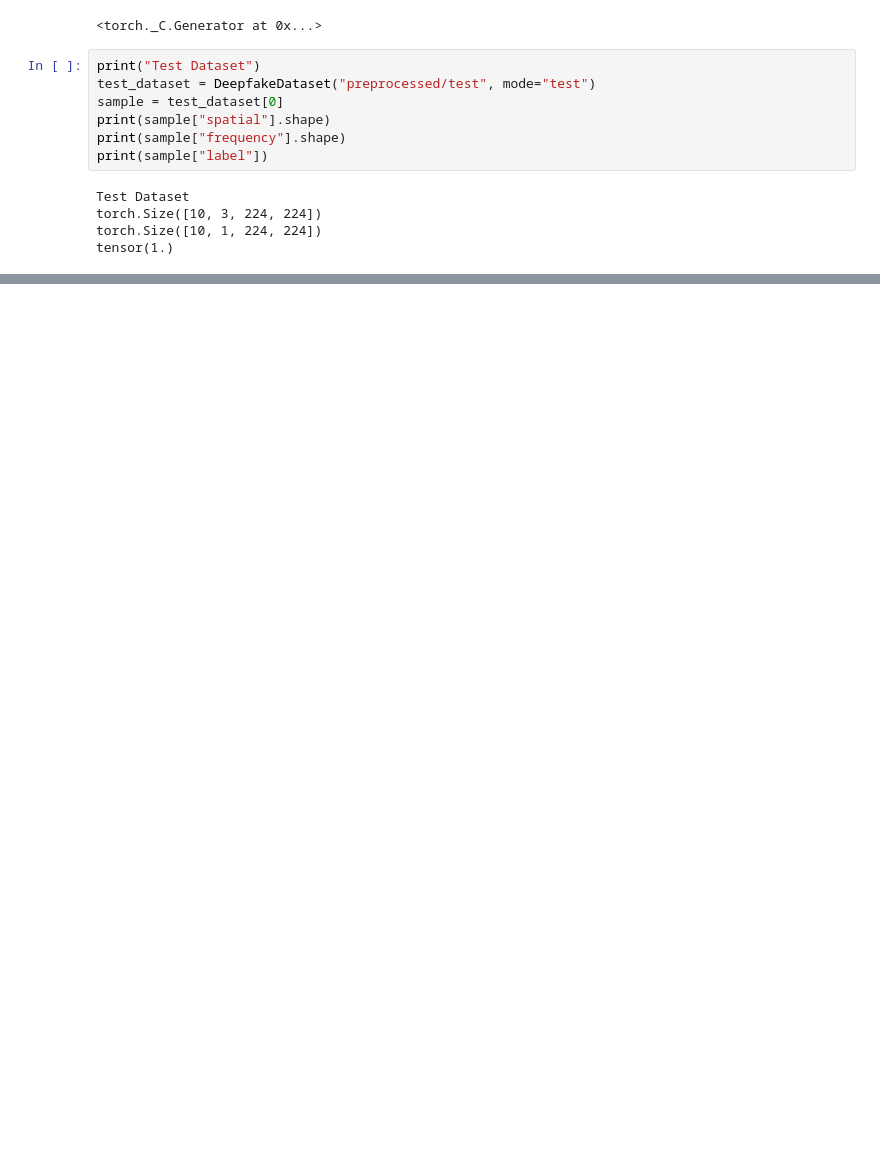
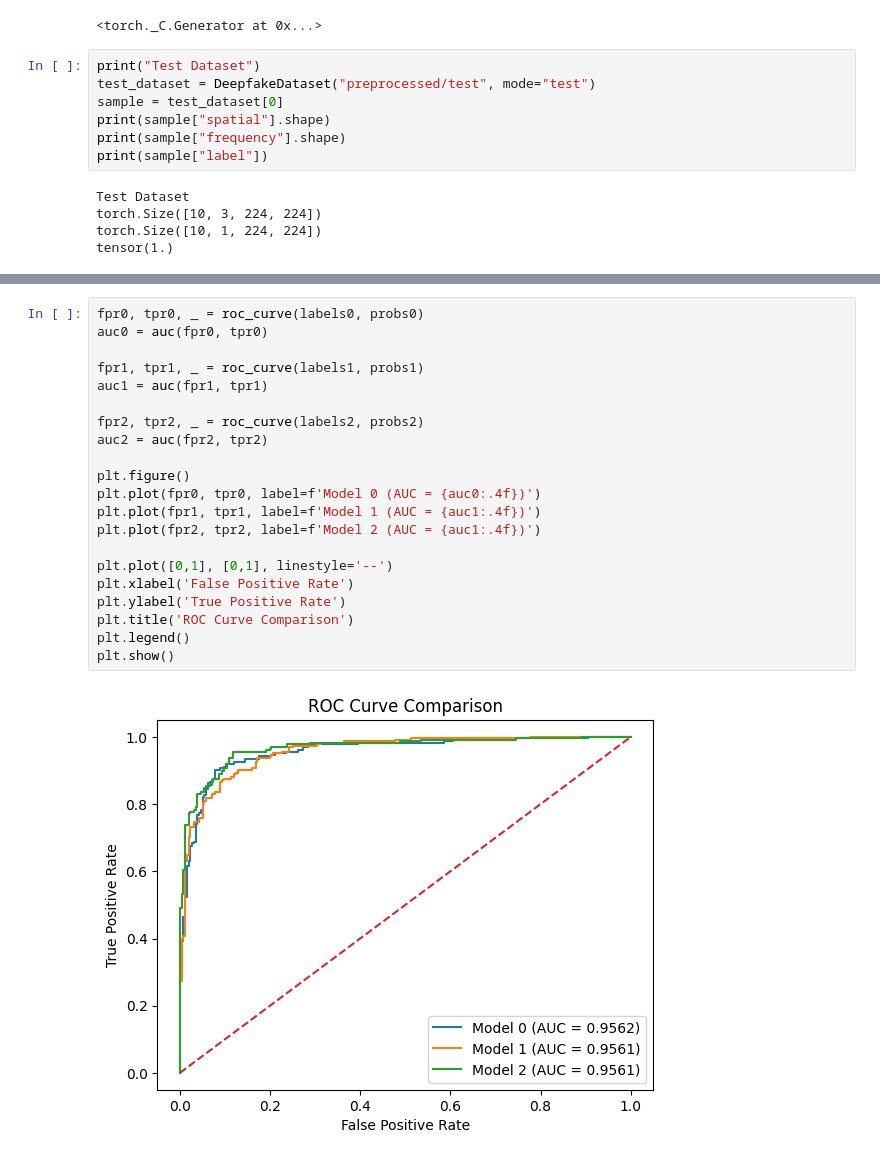
Before and after one commit to Rvp0310/DeepFake_Video_Detection, a Jupyter notebook: Notebook_03.ipynb, the cells around one changed output, grey strips where cells are left out. Saved outputs shown, nothing was run; the diff lists cells and outputs as text; blank space fills up the shorter version.

```diff
--- a/Notebook_03.ipynb
+++ b/Notebook_03.ipynb
@@ -86,0 +158,23 @@ plt.show()
+# %%
+fpr0, tpr0, _ = roc_curve(labels0, probs0)
+auc0 = auc(fpr0, tpr0)
+
+fpr1, tpr1, _ = roc_curve(labels1, probs1)
+auc1 = auc(fpr1, tpr1)
+
+fpr2, tpr2, _ = roc_curve(labels2, probs2)
+auc2 = auc(fpr2, tpr2)
+
+plt.figure()
+plt.plot(fpr0, tpr0, label=f'Model 0 (AUC = {auc0:.4f})')
+plt.plot(fpr1, tpr1, label=f'Model 1 (AUC = {auc1:.4f})')
+plt.plot(fpr2, tpr2, label=f'Model 2 (AUC = {auc1:.4f})')
+
+plt.plot([0,1], [0,1], linestyle='--')
+plt.xlabel('False Positive Rate')
+plt.ylabel('True Positive Rate')
+plt.title('ROC Curve Comparison')
+plt.legend()
+plt.show()
+# %% [output]
+[figure, added]
```
Also changed, not shown: parts of 6 cells of this notebook, 6 other files.
